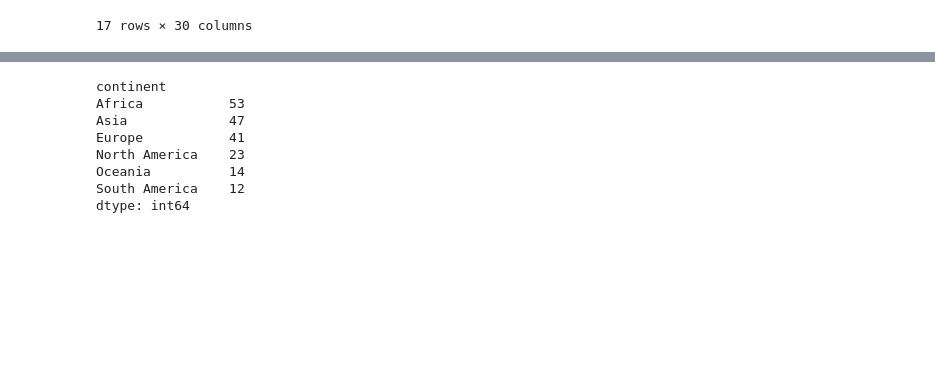
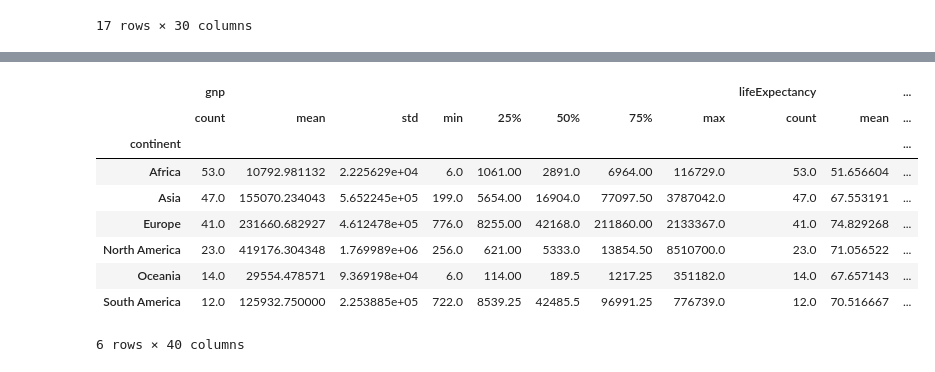
Before and after one commit to deepcloudlabs/dcl702-2020-sep-16, a Jupyter notebook: module09-data.aggregation.and.grouping/exercises.ipynb, the cells around one changed output, grey strips where cells are left out. Cells and saved outputs as stored; diff of their text form; code cells hidden in the pictures; blank space fills up the shorter version.

```diff
--- a/module09-data.aggregation.and.grouping/exercises.ipynb
+++ b/module09-data.aggregation.and.grouping/exercises.ipynb
@@ -230,11 +253,13 @@ countries_by_government_and_continent.mean().unstack()
 # %%
-countries3.groupby("continent").size()
+countries3.groupby("continent").describe()
 # %% [output]
+|  | gnp |  |  |  |  |  |  |  | lifeExpectancy |  | ... |
+|  | count | mean | std | min | 25% | 50% | 75% | max | count | mean | ... |
+| continent |  |  |  |  |  |  |  |  |  |  | ... |
+| Africa | 53.0 | 10792.981132 | 2.225629e+04 | 6.0 | 1061.00 | 2891.0 | 6964.00 | 116729.0 | 53.0 | 51.656604 | ... |
+| Asia | 47.0 | 155070.234043 | 5.652245e+05 | 199.0 | 5654.00 | 16904.0 | 77097.50 | 3787042.0 | 47.0 | 67.553191 | ... |
+| Europe | 41.0 | 231660.682927 | 4.612478e+05 | 776.0 | 8255.00 | 42168.0 | 211860.00 | 2133367.0 | 41.0 | 74.829268 | ... |
+| North America | 23.0 | 419176.304348 | 1.769989e+06 | 256.0 | 621.00 | 5333.0 | 13854.50 | 8510700.0 | 23.0 | 71.056522 | ... |
+| Oceania | 14.0 | 29554.478571 | 9.369198e+04 | 6.0 | 114.00 | 189.5 | 1217.25 | 351182.0 | 14.0 | 67.657143 | ... |
+| South America | 12.0 | 125932.750000 | 2.253885e+05 | 722.0 | 8539.25 | 42485.5 | 96991.25 | 776739.0 | 12.0 | 70.516667 | ... |
-continent
-Africa           53
-Asia             47
-Europe           41
-North America    23
-Oceania          14
-South America    12
-dtype: int64
+6 rows × 40 columns
```
Also changed, not shown: parts of 31 cells of this notebook, 2 other files.
